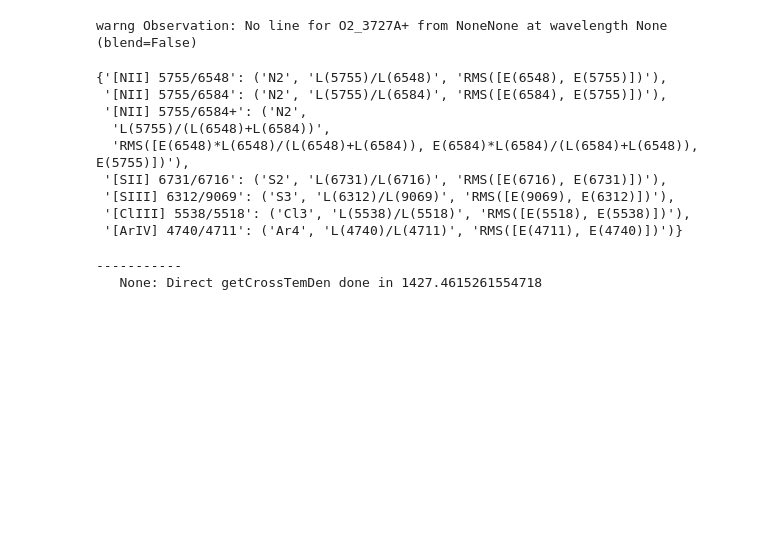
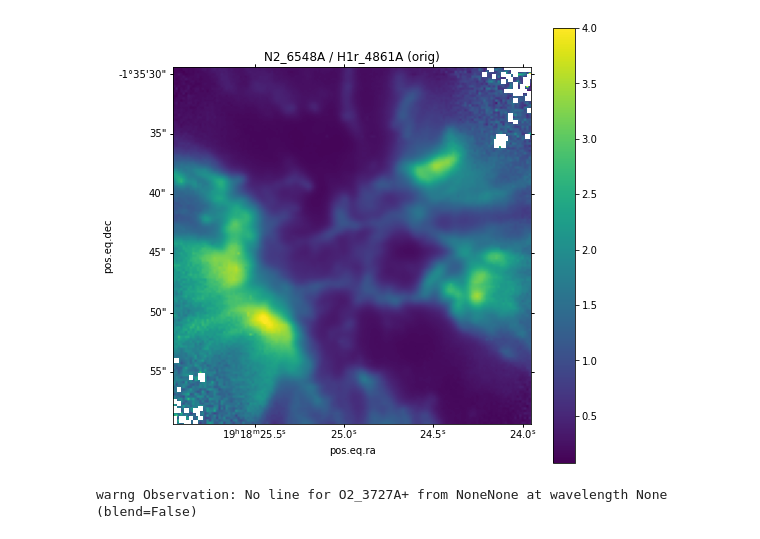
Before and after one commit to Morisset/MUSE_PNe, a Jupyter notebook: pipeline-testML.ipynb, the cells around one changed output. Drawn from its saved outputs; the diff is of its cells as text; code cells hidden in the pictures; blank space fills up the shorter version.

```diff
--- a/pipeline-testML.ipynb
+++ b/pipeline-testML.ipynb
@@ -145,0 +13,3 @@ obs.n_obs
+# %%
+PL = pipeline.PipeLine()
+PL.red_cor_obs(plot_=False)
@@ -146 +31,5 @@ obs.n_obs
+# %%
+PL.plot(label=('N2_6548A', 'H1r_4861A'), type_='orig', vmax=4)
+# %% [output]
+[figure, added]
 # %%
@@ -152,34 +39,2 @@ diags.addDiagsFromObs(obs)
 # %% [output]
 warng Observation: No line for O2_3727A+ from NoneNone at wavelength None (blend=False)
-# %%
-diags.diags
-# %% [output]
-{'[NII] 5755/6548': ('N2', 'L(5755)/L(6548)', 'RMS([E(6548), E(5755)])'),
- '[NII] 5755/6584': ('N2', 'L(5755)/L(6584)', 'RMS([E(6584), E(5755)])'),
- '[NII] 5755/6584+': ('N2',
-  'L(5755)/(L(6548)+L(6584))',
-  'RMS([E(6548)*L(6548)/(L(6548)+L(6584)), E(6584)*L(6584)/(L(6584)+L(6548)), E(5755)])'),
- '[SII] 6731/6716': ('S2', 'L(6731)/L(6716)', 'RMS([E(6716), E(6731)])'),
- '[SIII] 6312/9069': ('S3', 'L(6312)/L(9069)', 'RMS([E(9069), E(6312)])'),
- '[ClIII] 5538/5518': ('Cl3', 'L(5538)/L(5518)', 'RMS([E(5518), E(5538)])'),
- '[ArIV] 4740/4711': ('Ar4', 'L(4740)/L(4711)', 'RMS([E(4711), E(4740)])')}
-# %%
-try:
-    TeD_N2 = np.load('TeD_N2.npy')
-    TeD_S3 = np.load('TeD_S3.npy')
-    NeD_S2 = np.load('NeD_S2.npy')
-    NeD_Cl3 = np.load('NeD_Cl3.npy')
-except:
-    pn.log_.timer('Starting', quiet=True)
-    pn.log_.level = 2
-    TeD_N2, NeD_S2 = diags.getCrossTemDen('[NII] 5755/6548', '[SII] 6731/6716', obs=obs)
-    print('-----------')
-    TeD_S3, NeD_Cl3 = diags.getCrossTemDen('[SIII] 6312/9069', '[ClIII] 5538/5518', obs=obs)
-    pn.log_.timer('Direct getCrossTemDen done')
-    np.save('TeD_N2', TeD_N2)
-    np.save('TeD_S3', TeD_S3)
-    np.save('NeD_S2', NeD_S2)
-    np.save('NeD_Cl3', NeD_Cl3)
-# %% [output]
------------
-   None: Direct getCrossTemDen done in 1427.4615261554718
```
Also changed, not shown: parts of 29 cells of this notebook.
